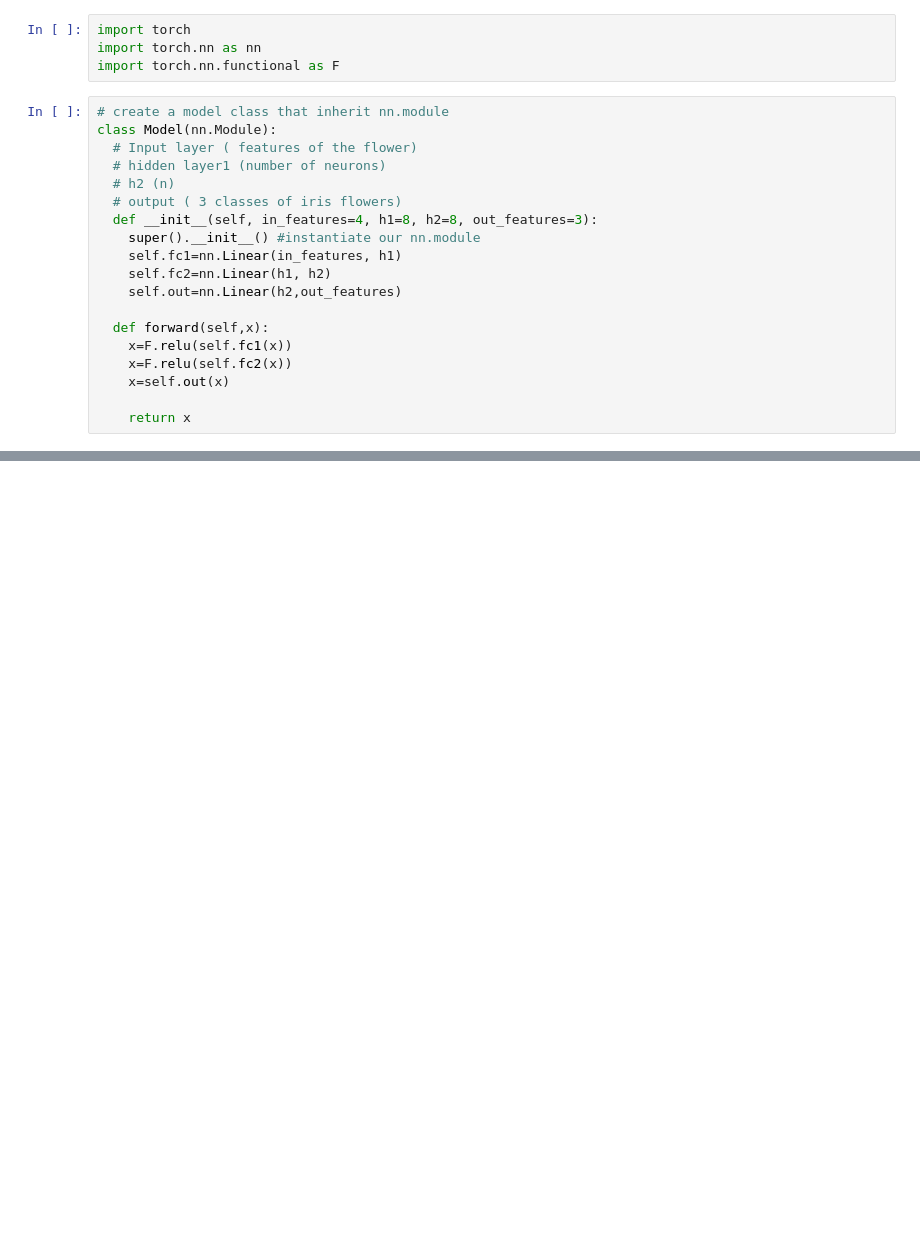
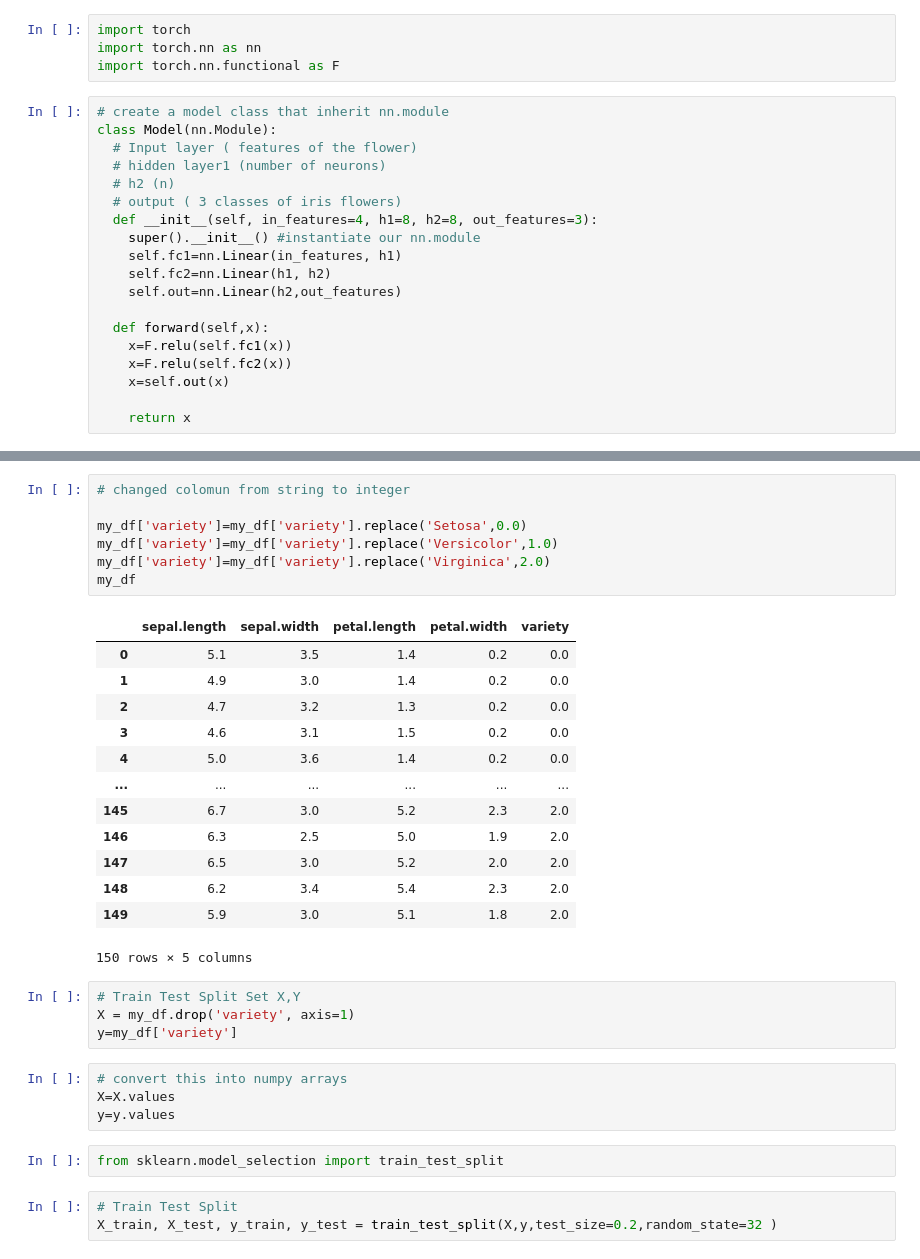
Before and after one commit to myaseir/Blood-Project, a Jupyter notebook: Untitled3.ipynb, the cells around one changed output, grey strips where cells are left out. Saved outputs shown, nothing was run; the diff lists cells and outputs as text; blank space fills up the shorter version.

```diff
--- a/Untitled3.ipynb
+++ b/Untitled3.ipynb
@@ -39,0 +65,34 @@ model=Model()
+# %%
+# changed colomun from string to integer
+
+my_df['variety']=my_df['variety'].replace('Setosa',0.0)
+my_df['variety']=my_df['variety'].replace('Versicolor',1.0)
+my_df['variety']=my_df['variety'].replace('Virginica',2.0)
+my_df
+# %% [output]
+|  | sepal.length | sepal.width | petal.length | petal.width | variety |
+| 0 | 5.1 | 3.5 | 1.4 | 0.2 | 0.0 |
+| 1 | 4.9 | 3.0 | 1.4 | 0.2 | 0.0 |
+| 2 | 4.7 | 3.2 | 1.3 | 0.2 | 0.0 |
+| 3 | 4.6 | 3.1 | 1.5 | 0.2 | 0.0 |
+| 4 | 5.0 | 3.6 | 1.4 | 0.2 | 0.0 |
+| ... | ... | ... | ... | ... | ... |
+| 145 | 6.7 | 3.0 | 5.2 | 2.3 | 2.0 |
+| 146 | 6.3 | 2.5 | 5.0 | 1.9 | 2.0 |
+| 147 | 6.5 | 3.0 | 5.2 | 2.0 | 2.0 |
+| 148 | 6.2 | 3.4 | 5.4 | 2.3 | 2.0 |
+| 149 | 5.9 | 3.0 | 5.1 | 1.8 | 2.0 |
+150 rows × 5 columns
+# %%
+# Train Test Split Set X,Y
+X = my_df.drop('variety', axis=1)
+y=my_df['variety']
+# %%
+# convert this into numpy arrays
+X=X.values
+y=y.values
+# %%
+from sklearn.model_selection import train_test_split
+# %%
+# Train Test Split
+X_train, X_test, y_train, y_test = train_test_split(X,y,test_size=0.2,random_state=32 )
```
Also changed, not shown: parts of 13 cells of this notebook.
